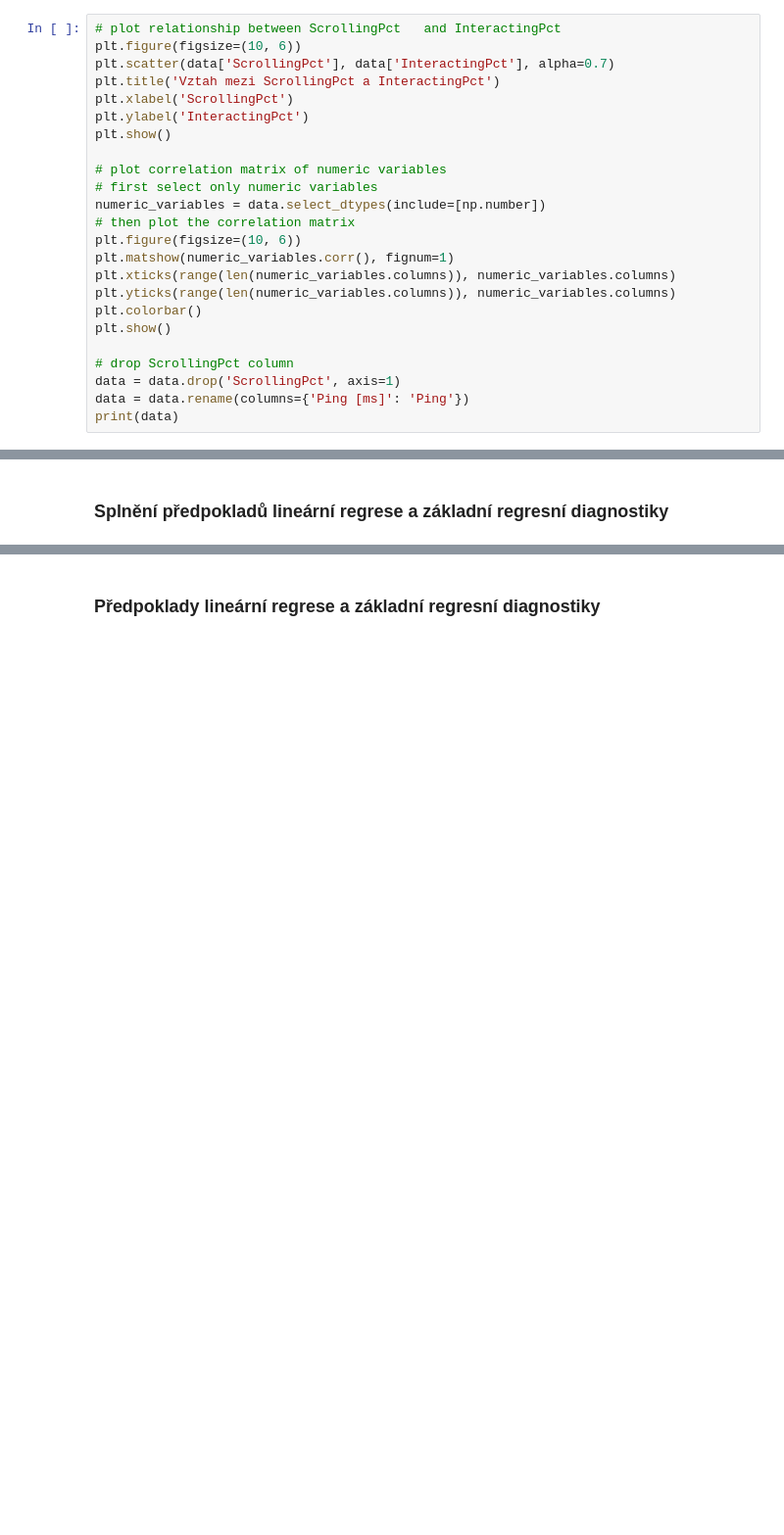
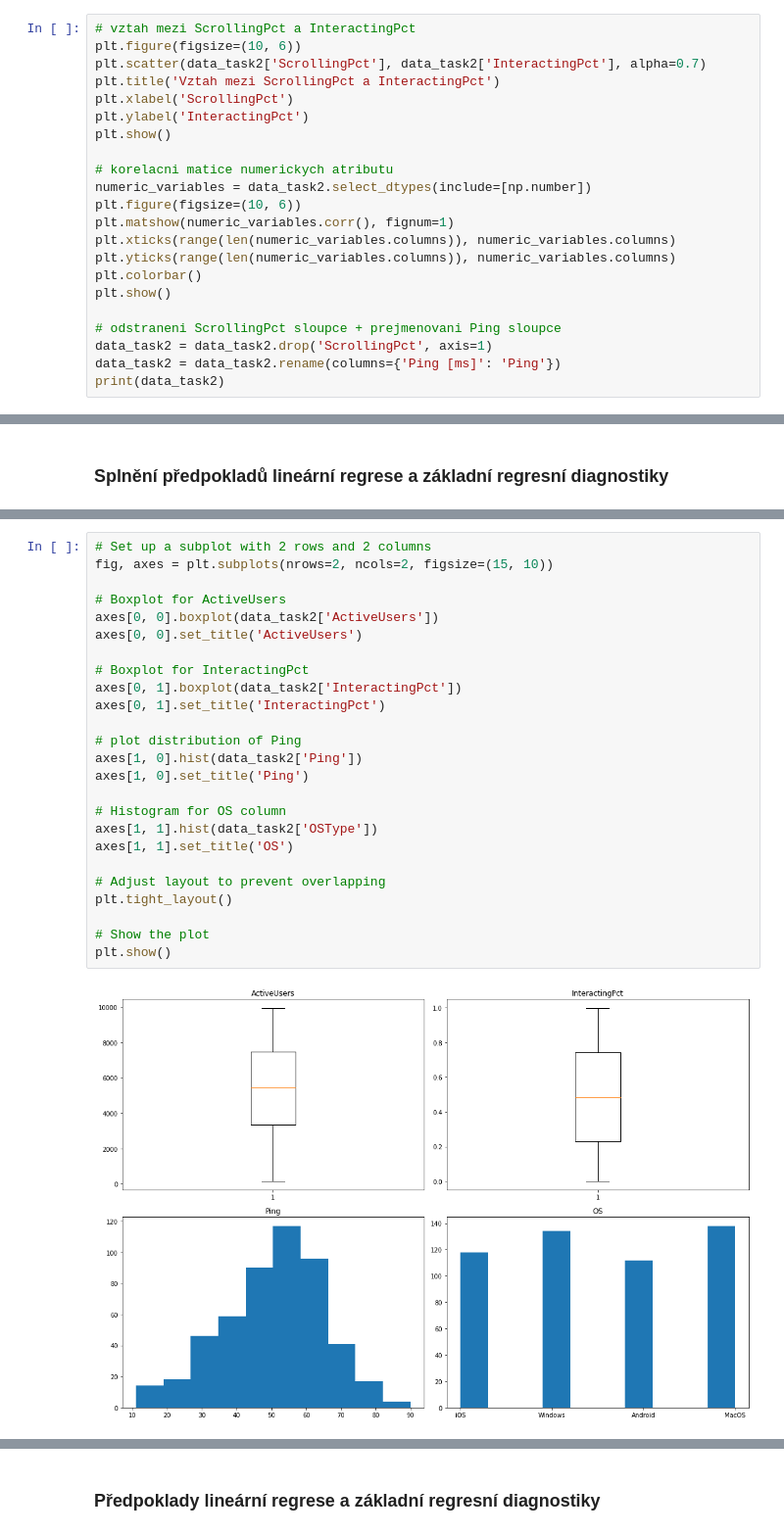
Before and after one commit to Filda99/FIT-MSP, a Jupyter notebook: Proj2/msp_proj2.ipynb, the cells around one changed output, grey strips where cells are left out. Shown at 98% size. Drawn from its saved outputs; the diff is of its cells as text; blank space fills up the shorter version.

```diff
--- a/Proj2/msp_proj2.ipynb
+++ b/Proj2/msp_proj2.ipynb
@@ -331,18 +319,16 @@ print(data)
 # %% [markdown]
 Vidíme, že atributy InteractingPct a ScrollingPct jsou na sobě zřejmě závislé, neboť lze spočítat jeden z druhého a naopak (např. 1-InteractingPct=ScrollingPct). Můžeme si tedy bez újmy na kvalitě dovolit vyřadit 1 z těchto parametrů.
 # %%
-# plot relationship between ScrollingPct   and InteractingPct
+# vztah mezi ScrollingPct a InteractingPct
 plt.figure(figsize=(10, 6))
-plt.scatter(data['ScrollingPct'], data['InteractingPct'], alpha=0.7)
+plt.scatter(data_task2['ScrollingPct'], data_task2['InteractingPct'], alpha=0.7)
 plt.title('Vztah mezi ScrollingPct a InteractingPct')
 plt.xlabel('ScrollingPct')
 plt.ylabel('InteractingPct')
 plt.show()
 
-# plot correlation matrix of numeric variables
-# first select only numeric variables
-numeric_variables = data.select_dtypes(include=[np.number])
-# then plot the correlation matrix
+# korelacni matice numerickych atributu
+numeric_variables = data_task2.select_dtypes(include=[np.number])
 plt.figure(figsize=(10, 6))
 plt.matshow(numeric_variables.corr(), fignum=1)
 plt.xticks(range(len(numeric_variables.columns)), numeric_variables.columns)
@@ -350,10 +336,10 @@ plt.yticks(range(len(numeric_variables.columns)), numeric_variables.columns)
 plt.colorbar()
 plt.show()
 
-# drop ScrollingPct column
-data = data.drop('ScrollingPct', axis=1)
-data = data.rename(columns={'Ping [ms]': 'Ping'})
-print(data)
+# odstraneni ScrollingPct sloupce + prejmenovani Ping sloupce
+data_task2 = data_task2.drop('ScrollingPct', axis=1)
+data_task2 = data_task2.rename(columns={'Ping [ms]': 'Ping'})
+print(data_task2)
 # %% [output]
 [figure]
 [figure]
@@ -413,0 +364,27 @@ max    9953.000000        0.998600   90.000000
+# %%
+# Set up a subplot with 2 rows and 2 columns
+fig, axes = plt.subplots(nrows=2, ncols=2, figsize=(15, 10))
+
+# Boxplot for ActiveUsers
+axes[0, 0].boxplot(data_task2['ActiveUsers'])
+axes[0, 0].set_title('ActiveUsers')
+
+# Boxplot for InteractingPct
+axes[0, 1].boxplot(data_task2['InteractingPct'])
+axes[0, 1].set_title('InteractingPct')
+
+# plot distribution of Ping
+axes[1, 0].hist(data_task2['Ping'])
+axes[1, 0].set_title('Ping')
+
+# Histogram for OS column
+axes[1, 1].hist(data_task2['OSType'])
+axes[1, 1].set_title('OS')
+
+# Adjust layout to prevent overlapping
+plt.tight_layout()
+
+# Show the plot
+plt.show()
+# %% [output]
+[figure, added]
```
Also changed, not shown: parts of 28 cells of this notebook.
